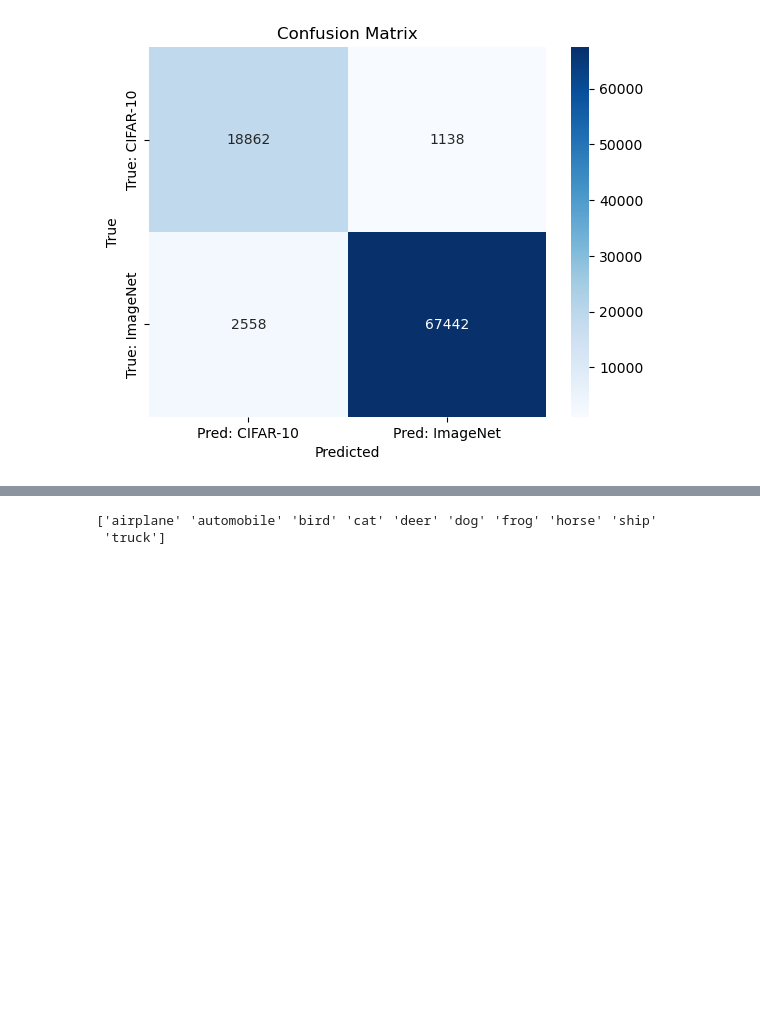
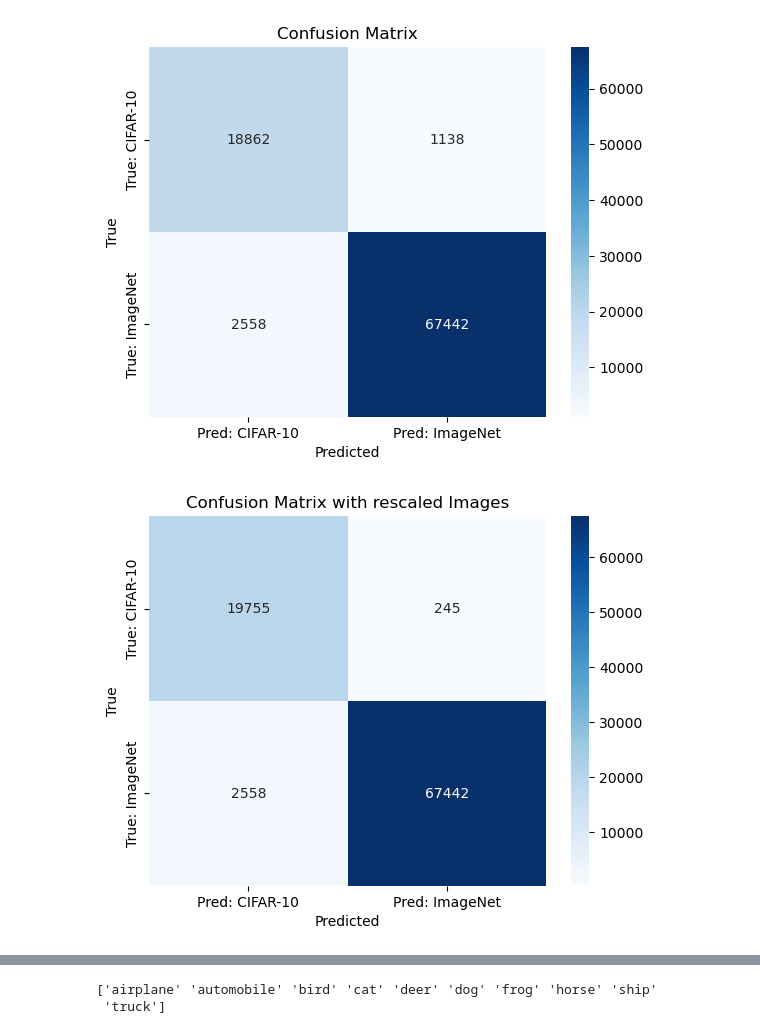
Before and after one commit to AkramAki/cinic10-source-classifier, a Jupyter notebook: notebooks/MinimlModel_Evaluate.ipynb, the cells around one changed output, grey strips where cells are left out. Saved outputs shown, nothing was run; the diff lists cells and outputs as text; code cells hidden in the pictures; blank space fills up the shorter version.

```diff
--- a/notebooks/MinimlModel_Evaluate.ipynb
+++ b/notebooks/MinimlModel_Evaluate.ipynb
@@ -132,6 +149,17 @@ plt.ylabel("True")
 plt.show()
 # %% [output]
 [figure]
+# %%
+cm = confusion_matrix(y_true, y_pred_binary_rescaled)
+sns.heatmap(cm, annot=True, fmt="d", cmap="Blues",
+            xticklabels=["Pred: CIFAR-10", "Pred: ImageNet"],
+            yticklabels=["True: CIFAR-10", "True: ImageNet"])
+plt.title("Confusion Matrix with rescaled Images")
+plt.xlabel("Predicted")
+plt.ylabel("True")
+plt.show()
+# %% [output]
+[figure, added]
 # %%
 indexes = test_gen.return_Indexes()
 categories = test_gen.return_Category_by_Index(indexes)
```
Also changed, not shown: parts of 10 cells of this notebook, 3 other files.
